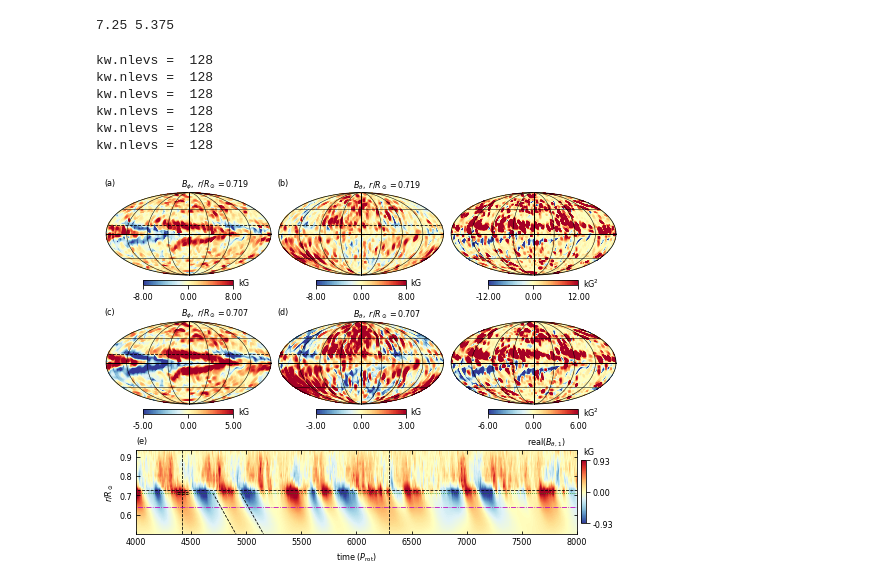
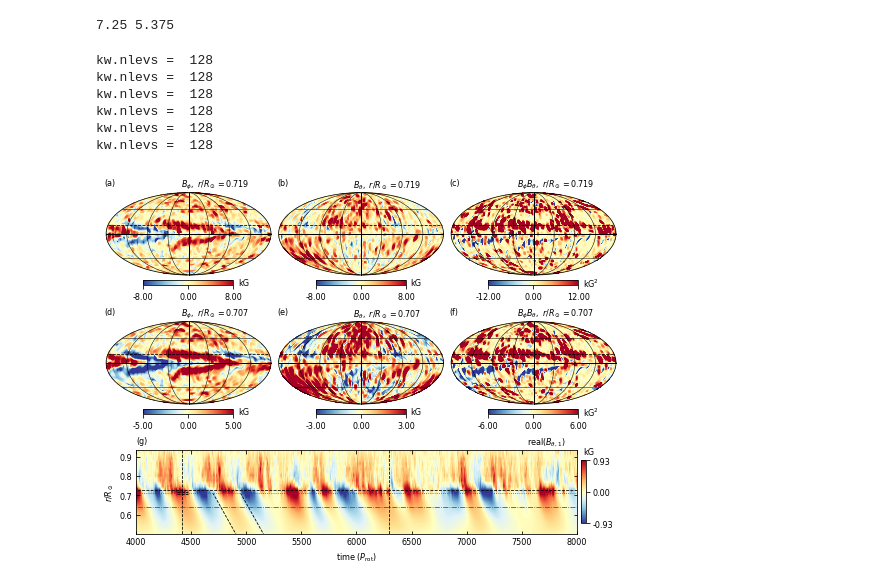
Before and after one commit to illorenzo7/Tacho_Letter_Plots_Part2, a Jupyter notebook: 00_moll_with_timerad.ipynb, the cells around one changed output. Drawn from its saved outputs; the diff is of its cells as text; code cells hidden in the pictures.

Commit message:
new moll figure

```diff
--- a/00_moll_with_timerad.ipynb
+++ b/00_moll_with_timerad.ipynb
@@ -433,7 +433,7 @@ plot_moll(field, cost, fig, ax7, units=units, nosci=True, linewidth=0.5, latvals
 # add a dashed latitude for lat = 15
 xs, ys = mollweide_transform(a.costheta)
 
-for ax in [ax1, ax2, ax3, ax4]:
+for ax in [ax1, ax2, ax3, ax4, ax6, ax7]:
     ax.plot(xs[:, ilat0_grid], ys[:, ilat0_grid], 'k--', linewidth=0.8)
 
 # make time radius plot
@@ -486,58 +486,69 @@ fig.text(margin_left, 1 - margin_top + line_height, '(a)', ha='left', va='top',\
          fontsize=labelsize)
 fig.text(margin_left + (moll_width+margin_x), 1 - margin_top + line_height, '(b)', ha='left', va='top',\
          fontsize=labelsize)
+fig.text(margin_left + 2*(moll_width+margin_x), 1 - margin_top + line_height, '(c)', ha='left', va='top',\
+         fontsize=labelsize)
 
-fig.text(margin_left, 1 - 2*margin_top - moll_height - margin_bottom + line_height, '(c)',\
+fig.text(margin_left, 1 - 2*margin_top - moll_height - margin_bottom + line_height, '(d)',\
          ha='left', va='top', fontsize=labelsize)
 fig.text(margin_left + (moll_width+margin_x),\
-         1 - 2*margin_top - moll_height - margin_bottom + line_height, '(d)',\
+         1 - 2*margin_top - moll_height - margin_bottom + line_height, '(e)',\
+         ha='left', va='top', fontsize=labelsize)
+fig.text(margin_left + 2*(moll_width+margin_x),\
+         1 - 2*margin_top - moll_height - margin_bottom + line_height, '(f)',\
          ha='left', va='top', fontsize=labelsize)
 
-fig.text(tr_margin_left, tr_margin_bottom + tr_height + line_height, '(e)', ha='left', va='top',\
+fig.text(tr_margin_left, tr_margin_bottom + tr_height + line_height, '(g)', ha='left', va='top',\
          fontsize=labelsize)
 
 
-# label B_phi and B_theta
+# label B_phi and B_theta and product
 buffspace = ' '*10
 fig.text(margin_left + moll_width, 1 - margin_top + line_height,\
          r'$B_\phi,\ r/R_\odot=%.3f$' %(a.radius[ircz]/rsun) + buffspace,\
          ha='right', va='top', fontsize=labelsize)
 fig.text(margin_left + 2*moll_width + margin_x, 1 - margin_top + line_height,\
          r'$B_\theta,\ r/R_\odot=%.3f$' %(a.radius[ircz]/rsun) + buffspace,\
+         ha='right', va='top', fontsize=labelsize)
+fig.text(margin_left + 3*moll_width + 2*margin_x, 1 - margin_top + line_height,\
+         r'$B_\phi B_\theta,\ r/R_\odot=%.3f$' %(a.radius[ircz]/rsun) + buffspace,\
          ha='right', va='top', fontsize=labelsize)
 
 fig.text(margin_left + moll_width,\
          1 - 2*margin_top - moll_height - margin_bottom + line_height,\
          r'$B_\phi,\ r/R_\odot=%.3f$' %(a.radius[ir]/rsun) + buffspace,\
          ha='right', va='top', fontsize=labelsize)
 fig.text(margin_left + 2*moll_width + margin_x,\
          1 - 2*margin_top - moll_height - margin_bottom + line_height,\
          r'$B_\theta,\ r/R_\odot=%.3f$' %(a.radius[ir]/rsun) + buffspace,\
          ha='right', va='top', fontsize=labelsize)
-
+fig.text(margin_left + 3*moll_width + 2*margin_x,\
+         1 - 2*margin_top - moll_height - margin_bottom + line_height,\
+         r'$B_\phi B_\theta,\ r/R_\odot=%.3f$' %(a.radius[ir]/rsun) + buffspace,\
+         ha='right', va='top', fontsize=labelsize)
 
 # label the depths at left
 #fig.text(margin_left - margin_x, 1 - margin_top - 0.5*moll_height,
 #         r'$r/R_\odot=%.3f$' %(a.radius[ircz]/rsun),\
 #         ha='right', va='center', rotation=90, fontsize=1.0*labelsize)
 #fig.text(margin_left - margin_x, 1 - margin_top - 1.5*moll_height - margin_bottom,
 #         r'$r/R_\odot=%.3f$' %(a.radius[ir]/rsun),\
 #         ha='right', va='center', rotation=90, fontsize=1.0*labelsize)
 
 # label the time rad
 fig.text(tr_margin_left + tr_width, tr_margin_bottom + tr_height + line_height,\
          r'${\rm{real}}(B_{\theta,1})$' + 5*' ', ha='right', va='top',\
          fontweight='bold', fontsize=labelsize)
 
 plt.savefig('images/mollB_and_timerad.png', dpi=300)
 # %% [output]
 kw.nlevs =  128
 kw.nlevs =  128
 kw.nlevs =  128
 kw.nlevs =  128
 kw.nlevs =  128
 kw.nlevs =  128
-[figure, old version]
+[figure, new version]
 # %%
 #print("t1 = ", a1.time[0]/time_unit)
 print("t = ", a.time[0]/time_unit)
```
Also changed, not shown: 1 other file.
